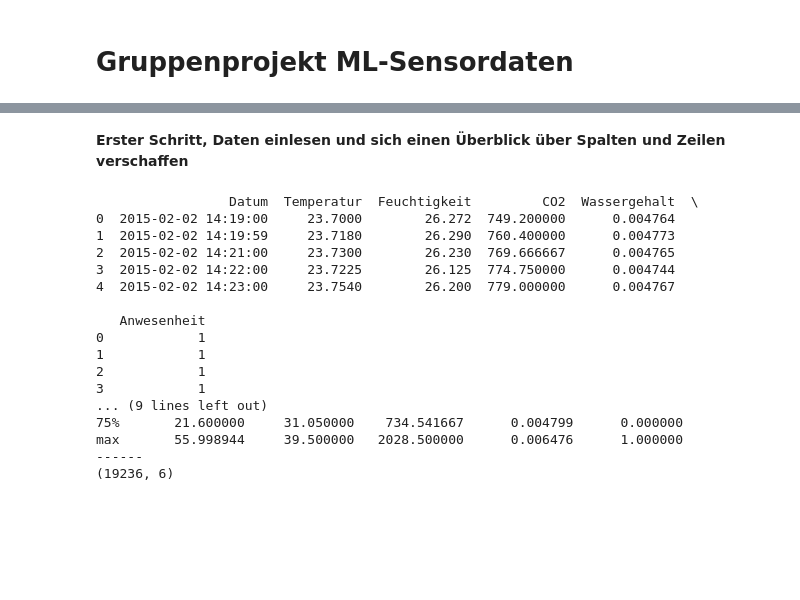
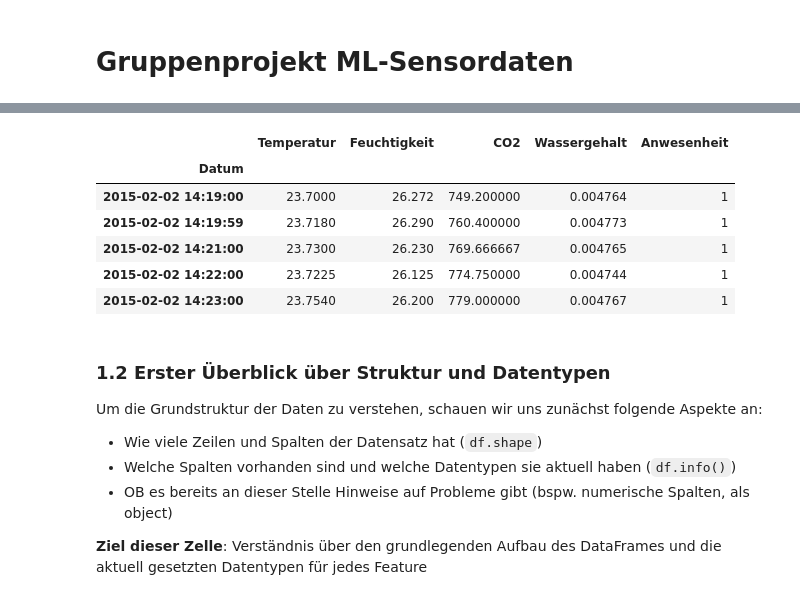
Before and after one commit to Ioannis-Serafim/ml-sensor-project-hka, a Jupyter notebook: notebooks/main.ipynb, the cells around one changed output, grey strips where cells are left out. Cells and saved outputs as stored; diff of their text form; code cells hidden in the pictures; blank space fills up the shorter version.

```diff
--- a/notebooks/main.ipynb
+++ b/notebooks/main.ipynb
@@ -3,28 +17,29 @@
 # %%
 import pandas as pd
 import matplotlib.pylab as plt
 from sklearn.linear_model import LinearRegression
 from sklearn.dummy import DummyClassifier
+
+df_sensor_raw = pd.read_csv('../data/Datensatz-Sensor.csv', parse_dates=['Datum'])
+
+# Wir wollen direkt sagen, dass unsere Timestamps auch der Index sind
+df_sensor_raw.set_index('Datum', inplace=True)
+df_sensor_raw.head()
+# %% [output]
+|  | Temperatur | Feuchtigkeit | CO2 | Wassergehalt | Anwesenheit |
+| Datum |  |  |  |  |  |
+| 2015-02-02 14:19:00 | 23.7000 | 26.272 | 749.200000 | 0.004764 | 1 |
+| 2015-02-02 14:19:59 | 23.7180 | 26.290 | 760.400000 | 0.004773 | 1 |
+| 2015-02-02 14:21:00 | 23.7300 | 26.230 | 769.666667 | 0.004765 | 1 |
+| 2015-02-02 14:22:00 | 23.7225 | 26.125 | 774.750000 | 0.004744 | 1 |
+| 2015-02-02 14:23:00 | 23.7540 | 26.200 | 779.000000 | 0.004767 | 1 |
-# %% [markdown]
-**Erster Schritt, Daten einlesen und sich einen Überblick über Spalten und Zeilen verschaffen**
-# %%
-df_sensor_raw = pd.read_csv('../data/Datensatz-Sensor.csv')
-print(f"{df_sensor_raw.head()}\n------\n{df_sensor_raw.describe()}\n------\n{df_sensor_raw.shape}")
-# %% [output]
-                 Datum  Temperatur  Feuchtigkeit         CO2  Wassergehalt  \
-0  2015-02-02 14:19:00     23.7000        26.272  749.200000      0.004764
-1  2015-02-02 14:19:59     23.7180        26.290  760.400000      0.004773
-2  2015-02-02 14:21:00     23.7300        26.230  769.666667      0.004765
-3  2015-02-02 14:22:00     23.7225        26.125  774.750000      0.004744
-4  2015-02-02 14:23:00     23.7540        26.200  779.000000      0.004767
-
-   Anwesenheit
-0            1
-1            1
-2            1
-3            1
-... (9 lines left out)
-75%       21.600000     31.050000    734.541667      0.004799      0.000000
-max       55.998944     39.500000   2028.500000      0.006476      1.000000
-------
-(19236, 6)
+# %% [markdown]
+### 1.2 Erster Überblick über Struktur und Datentypen
+
+Um die Grundstruktur der Daten zu verstehen, schauen wir uns zunächst folgende Aspekte an:
+
+- Wie viele Zeilen und Spalten der Datensatz hat (`df.shape`)
+- Welche Spalten vorhanden sind und welche Datentypen sie aktuell haben (`df.info()`)
+- OB es bereits an dieser Stelle Hinweise auf Probleme gibt (bspw. numerische Spalten, als object)
+
+**Ziel dieser Zelle**: Verständnis über den grundlegenden Aufbau des DataFrames und die aktuell gesetzten Datentypen für jedes Feature
```
Also changed, not shown: parts of 20 cells of this notebook.
